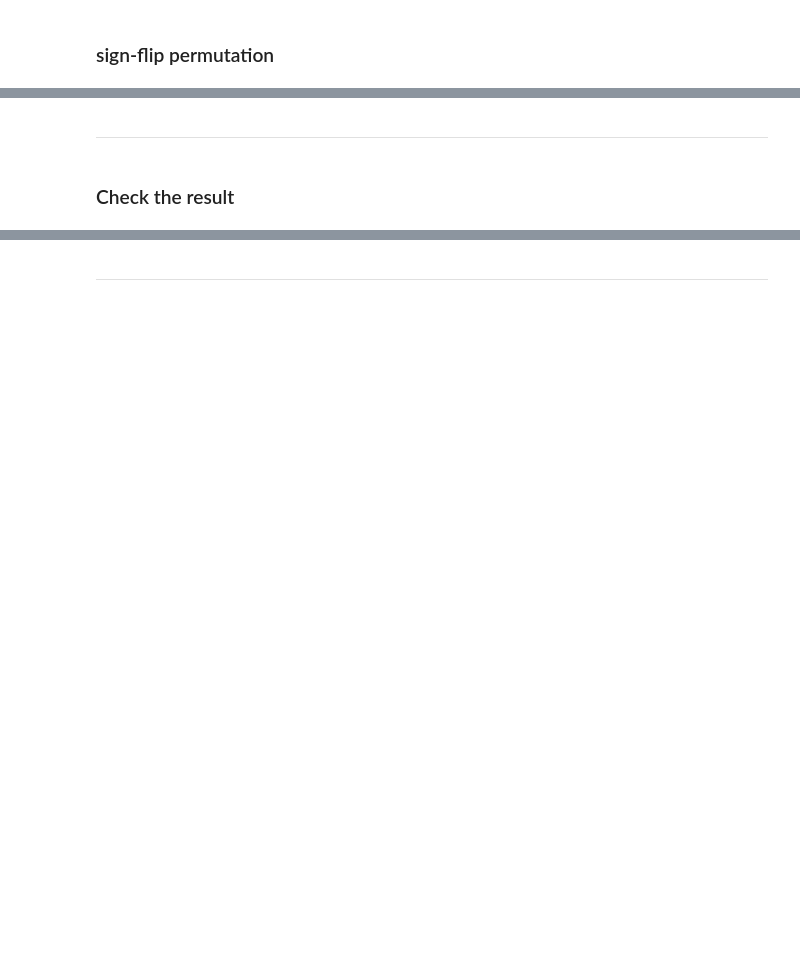
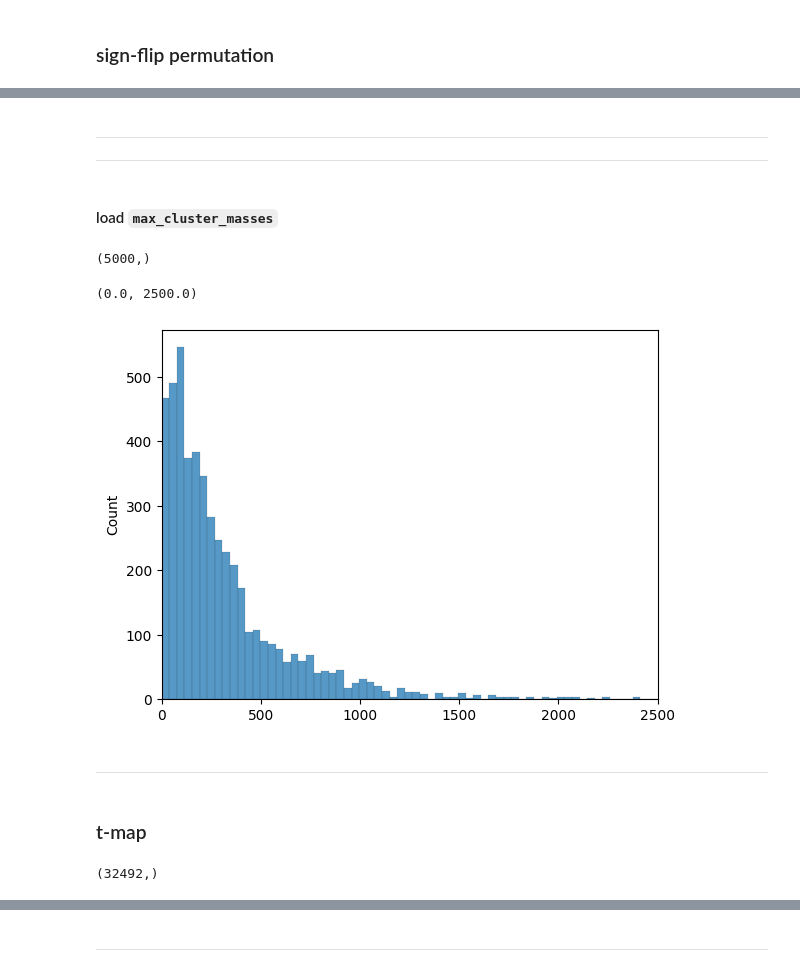
Before and after one commit to psb629/SeqSpatialSupp_fMRI, a Jupyter notebook: Notebook/cluster-based_correction.ipynb, the cells around one changed output, grey strips where cells are left out. Saved outputs shown, nothing was run; the diff lists cells and outputs as text; code cells hidden in the pictures; blank space fills up the shorter version.

Commit message:
uploaded a code for cluster-based correction

```diff
--- a/Notebook/cluster-based_correction.ipynb
+++ b/Notebook/cluster-based_correction.ipynb
@@ -180,7 +182,26 @@ max_cluster_masses = np.array(max_cluster_masses)
 np.save(join(dir_work,'max_cluster_masses'), max_cluster_masses)
 # %% [markdown]
 ---
+---
-# %% [markdown]
-### Check the result
+# %% [markdown]
+#### load `max_cluster_masses`
+# %%
+max_cluster_masses = np.load(join(dir_work,'max_cluster_masses.npy'))
+print(max_cluster_masses.shape)
+g = sns.histplot(max_cluster_masses)
+g.set_xlim(0,2500)
+# %% [output]
+(5000,)
+(0.0, 2500.0)
+[figure, added]
+# %% [markdown]
+---
+# %% [markdown]
+### t-map
+# %%
+tval, pval = ttest_1samp(dataset.get_fdata(), popmean=0, axis=0, alternative='greater')
+tval.shape
+# %% [output]
+(32492,)
 # %%
 border, brdr = simage.get_border(dir_git=dir_git, atlas='sulcus')
```
Also changed, not shown: parts of 27 cells of this notebook.
